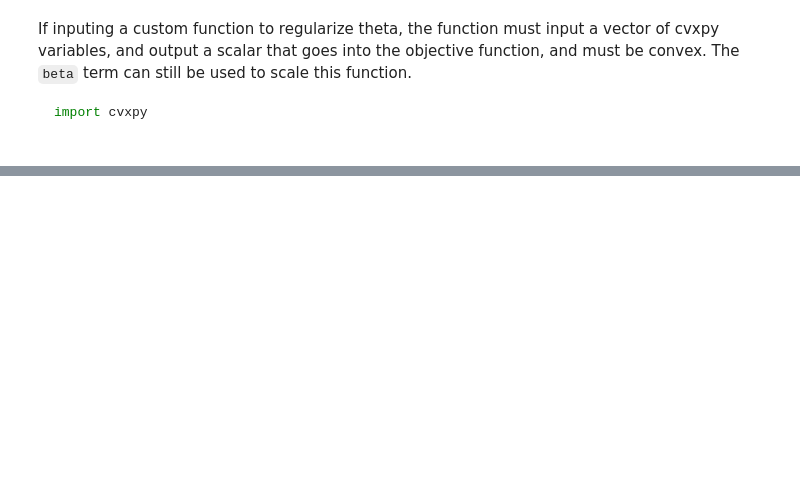
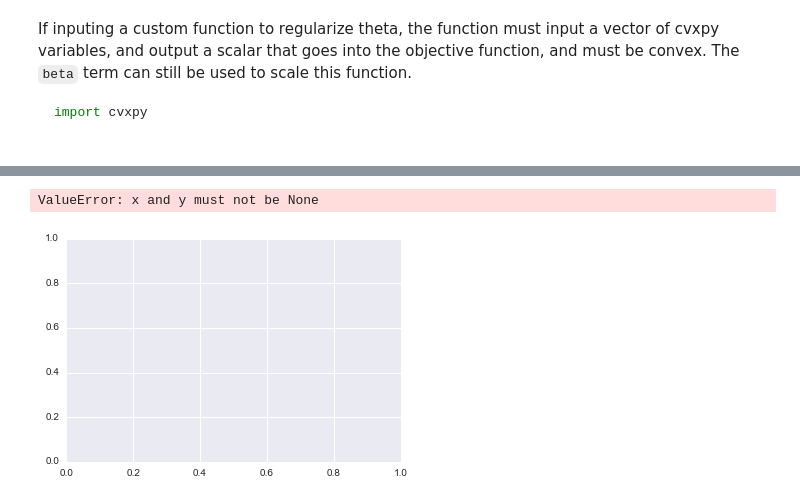
Before and after one commit to eckara/CSSS, a Jupyter notebook: CSSE_tutorial.ipynb, the cells around one changed output, grey strips where cells are left out. Drawn from its saved outputs; the diff is of its cells as text; code cells hidden in the pictures; blank space fills up the shorter version.

```diff
--- a/CSSE_tutorial.ipynb
+++ b/CSSE_tutorial.ipynb
@@ -118,9 +228,11 @@ print(time.time()-start)
 # %%
-plt.plot(CSSEtry.models['Y1']['source'].value, label = 'Disaggregated')
+plt.plot(CSSEtry.models['Y2']['source'].value, label = 'ADMMDisaggregated')
 
-#plt.plot(CSSEtry.models['Y1']['regressor'] * CSSEtry.models['Y1']['theta'].value, label = 'Modeled')
-plt.plot(Y1, label = 'Actual')
-plt.plot(CSSEtry.models['Y1']['admmSource'], label = 'ADMMDisaggregated')
+#plt.plot(CSSEtry.models['Y2']['regressor'] * CSSEtry.models['Y2']['theta'].value, label = 'Modeled')
+plt.plot(Y2, label = 'Actual')
 
 plt.legend()
 plt.show()
+# %% [output]
+ValueError: x and y must not be None
+[figure, added]
```
Also changed, not shown: parts of 20 cells of this notebook, 2 other files.
